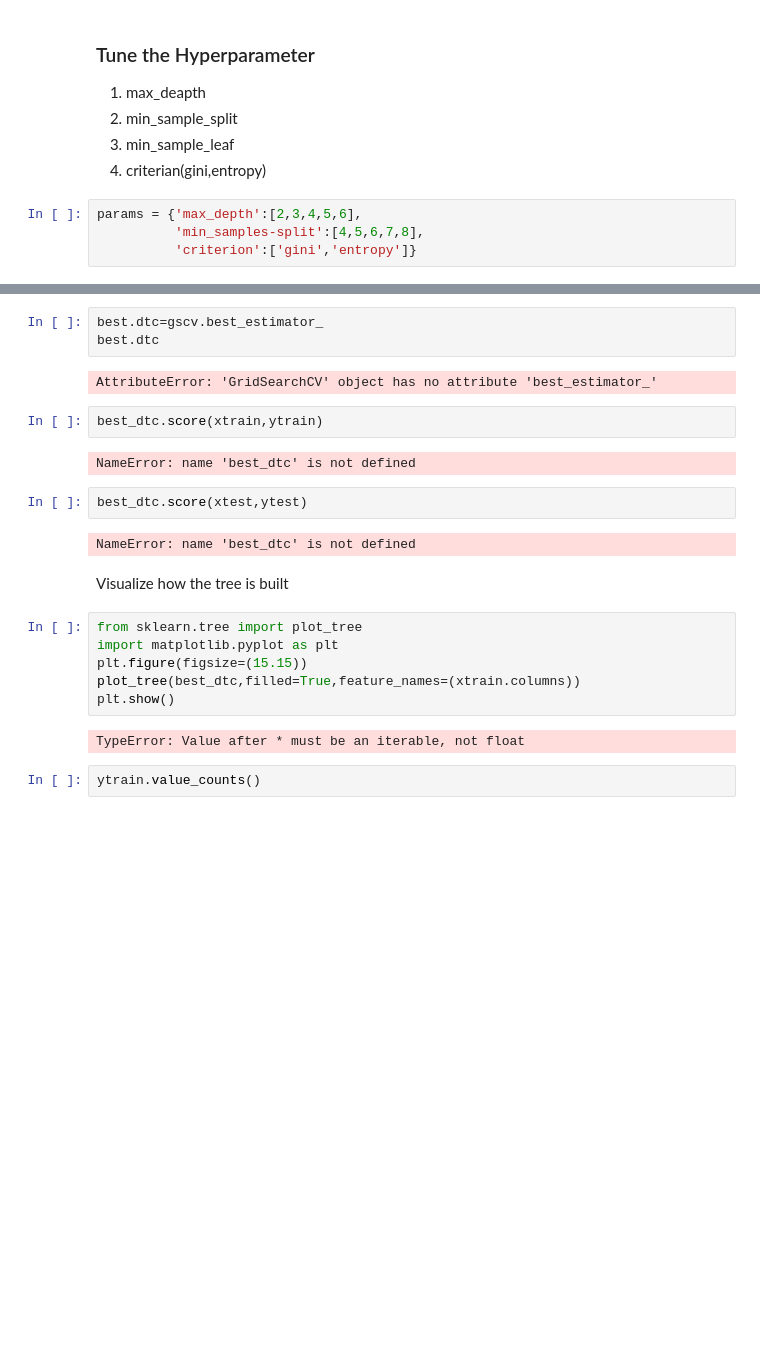
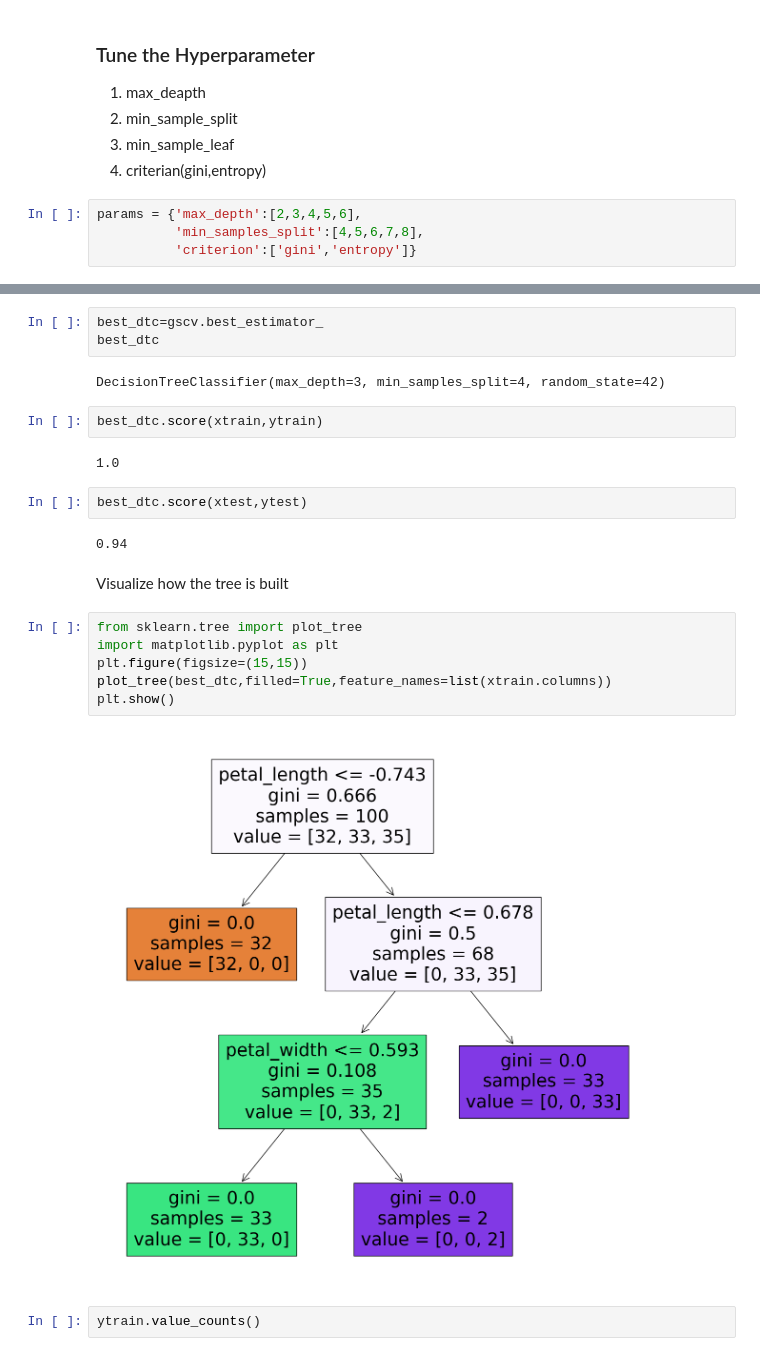
Before and after one commit to mohitess1/code-repository, a Jupyter notebook: Decision Tree Classification/Decisiontress.ipynb, the cells around one changed output, grey strips where cells are left out. Drawn from its saved outputs; the diff is of its cells as text; blank space fills up the shorter version.

Commit message:
Desicion Tree Classification Added

```diff
--- a/Decision Tree Classification/Decisiontress.ipynb
+++ b/Decision Tree Classification/Decisiontress.ipynb
@@ -160,7 +160,7 @@ dtc.score(xtest,ytest)
 4. criterian(gini,entropy)
 # %%
 params = {'max_depth':[2,3,4,5,6],
-          'min_samples-split':[4,5,6,7,8],
+          'min_samples_split':[4,5,6,7,8],
           'criterion':['gini','entropy']}
 # %%
 from sklearn.model_selection import GridSearchCV
@@ -180,26 +184,26 @@ AttributeError: 'GridSearchCV' object has no attribute 'best_score_'
-# %%
-best.dtc=gscv.best_estimator_
-best.dtc
-# %% [output]
-AttributeError: 'GridSearchCV' object has no attribute 'best_estimator_'
+# %%
+best_dtc=gscv.best_estimator_
+best_dtc
+# %% [output]
+DecisionTreeClassifier(max_depth=3, min_samples_split=4, random_state=42)
 # %%
 best_dtc.score(xtrain,ytrain)
 # %% [output]
-NameError: name 'best_dtc' is not defined
+1.0
 # %%
 best_dtc.score(xtest,ytest)
 # %% [output]
-NameError: name 'best_dtc' is not defined
+0.94
 # %% [markdown]
 Visualize how the tree is built
 # %%
 from sklearn.tree import plot_tree
 import matplotlib.pyplot as plt
-plt.figure(figsize=(15.15))
-plot_tree(best_dtc,filled=True,feature_names=(xtrain.columns))
+plt.figure(figsize=(15,15))
+plot_tree(best_dtc,filled=True,feature_names=list(xtrain.columns))
 plt.show()
 # %% [output]
-TypeError: Value after * must be an iterable, not float
+[figure, added]
 # %%
 ytrain.value_counts()
 # %% [output]
```
Also changed, not shown: parts of 10 cells of this notebook.
